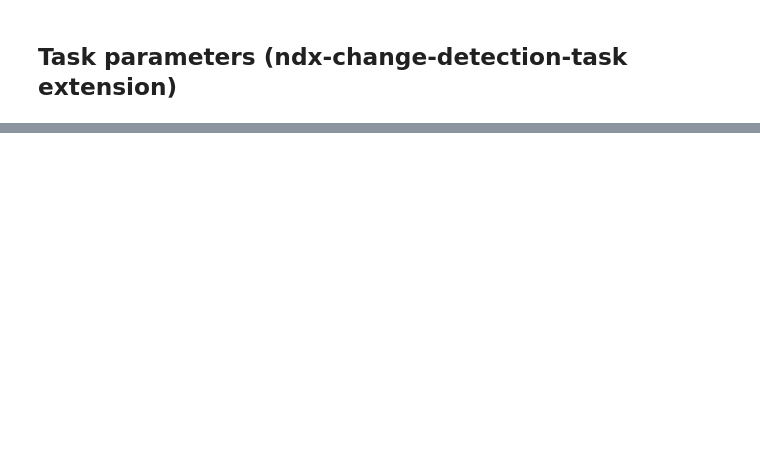
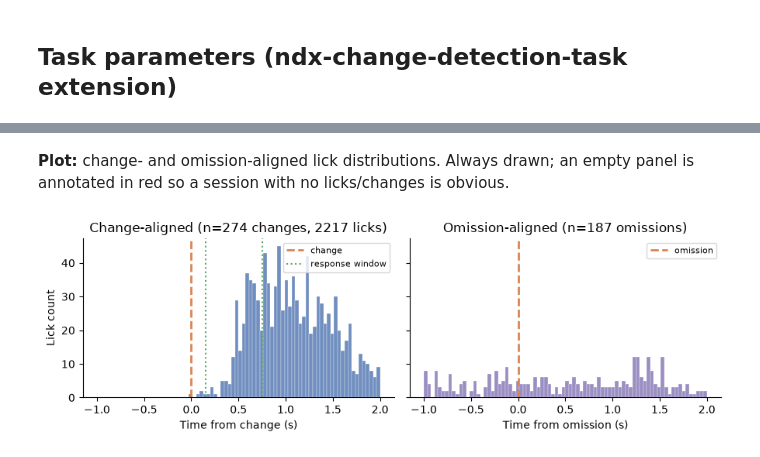
Before and after one commit to AllenNeuralDynamics/change_detection_nwb_with_HED_tags, a Jupyter notebook: code/test_nwb_output.ipynb, the cells around one changed output, grey strips where cells are left out. Saved outputs shown, nothing was run; the diff lists cells and outputs as text; code cells hidden in the pictures; blank space fills up the shorter version.

```diff
--- a/code/test_nwb_output.ipynb
+++ b/code/test_nwb_output.ipynb
@@ -64,0 +376,49 @@ else:
+# %% [markdown]
+**Plot:** change- and omission-aligned lick distributions. Always drawn;
+an empty panel is annotated in red so a session with no licks/changes is obvious.
+# %%
+lick_events = events[events['event_type'] == 'lick']
+change_events = events[events['event_type'] == 'image_change']
+omit_events = events[events['event_type'] == 'image_omission']
+
+fig, axes = plt.subplots(1, 2, figsize=(9, 3), sharey=True)
+
+change_lat = []
+for _, ce in change_events.iterrows():
+    trial_licks = lick_events[lick_events['trials_id'] == ce['trials_id']]
+    lats = trial_licks['timestamp'].values - ce['timestamp']
+    change_lat.extend(lats[(lats > -1) & (lats < 2)])
+axes[0].hist(change_lat, bins=80, range=(-1, 2), color='#4C72B0', alpha=0.8,
+             edgecolor='white', linewidth=0.3)
+axes[0].axvline(0, color='#DD8452', ls='--', lw=2, label='change')
+axes[0].axvline(0.15, color='#55A868', ls=':', lw=1.5, label='response window')
+axes[0].axvline(0.75, color='#55A868', ls=':', lw=1.5)
+axes[0].set_xlabel('Time from change (s)'); axes[0].set_ylabel('Lick count')
+axes[0].set_title(f'Change-aligned (n={len(change_events)} changes, {len(lick_events)} licks)')
+axes[0].legend(fontsize=8)
+
+omit_lat = []
+lick_times = lick_events['timestamp'].values
+for ot in omit_events['timestamp'].values:
+    nearby = lick_times[(lick_times > ot - 1) & (lick_times < ot + 2)]
+    omit_lat.extend(nearby - ot)
+axes[1].hist(omit_lat, bins=80, range=(-1, 2), color='#8172B3', alpha=0.8,
+             edgecolor='white', linewidth=0.3)
+axes[1].axvline(0, color='#DD8452', ls='--', lw=2, label='omission')
+axes[1].set_xlabel('Time from omission (s)')
+axes[1].set_title(f'Omission-aligned (n={len(omit_events)} omissions)')
+axes[1].legend(fontsize=8)
+
+# Annotate empties loudly instead of skipping. (No omissions is normal for
+# continuously-presented gratings, so that note is gray, not red.)
+if len(change_lat) == 0:
+    axes[0].text(0.5, 0.5, 'NO licks aligned to changes', transform=axes[0].transAxes,
+                 ha='center', va='center', fontsize=12, color='red', fontweight='bold')
+if len(omit_lat) == 0:
+    axes[1].text(0.5, 0.5, 'no omissions / no licks near them', transform=axes[1].transAxes,
+                 ha='center', va='center', fontsize=11, color='#888888', style='italic')
+for ax in axes:
+    for s in ('top', 'right'): ax.spines[s].set_visible(False)
+plt.tight_layout(); plt.show()
+# %% [output]
+[figure, added]
```
Also changed, not shown: parts of 32 cells of this notebook, 16 other files.
